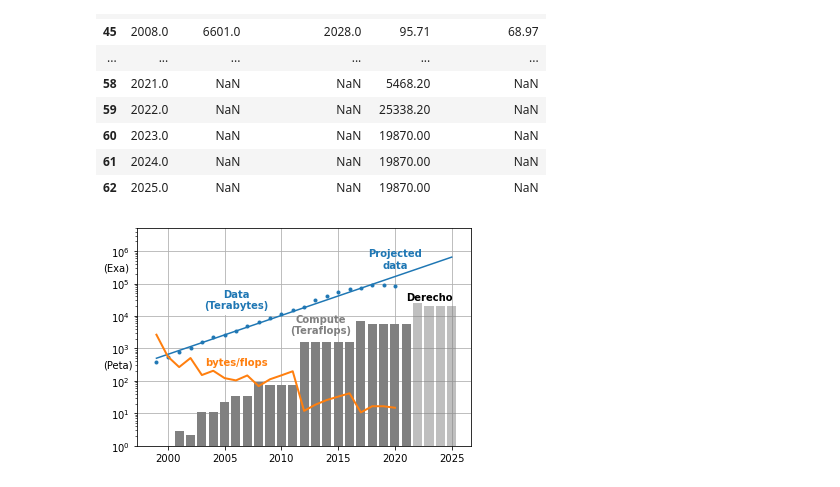
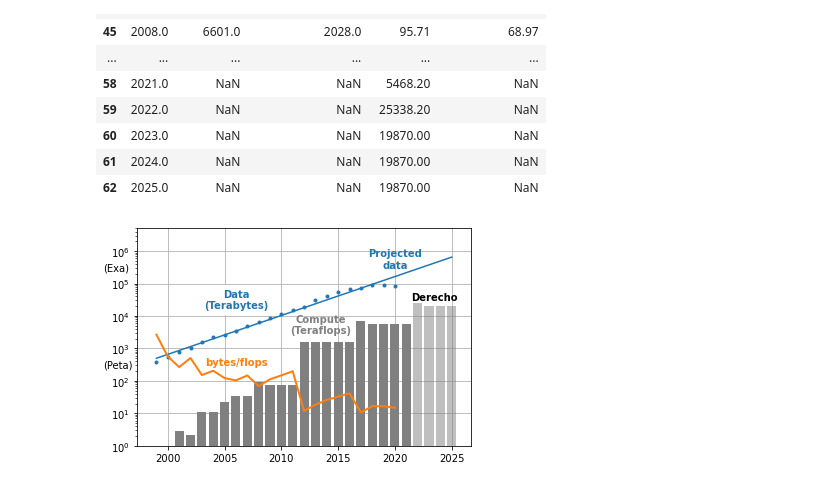
Before and after one commit to matt-long/ncar-flops-and-bytes, a Jupyter notebook: NCAR-flops-and-bytes.ipynb, the cells around one changed output. Drawn from its saved outputs; the diff is of its cells as text; code cells hidden in the pictures.

```diff
--- a/NCAR-flops-and-bytes.ipynb
+++ b/NCAR-flops-and-bytes.ipynb
@@ -59,32 +59,34 @@ ax.bar(df.loc[ndx].Year, df.loc[ndx].Teraflops, color='gray')
 
 ndx = df.Year >= 2021
 ax.bar(df.loc[ndx].Year, df.loc[ndx].Teraflops, color='gray', alpha=0.5)
 
 ax.text(2013.5, 2.9e3, 'Compute\n(Teraflops)',
         fontweight='bold',
         ha='center',
         c='gray',
        )
 
-ax.text(2023., 3e4, 'Derecho',
+ax.text(2023.5, 3e4, 'Derecho',
         fontweight='bold',
         ha='center',
         c='k',
        )
 
 p = ax.plot(df.Year, df.bytes_flop_ratio, '-', lw=2.)
 
 ax.text(2006, 3e2, 'bytes/flops',
         fontweight='bold',
         ha='center',
         c=p[0].get_color())
 
 ax.set_yscale('log')
 
 ax.set_ylim((1e0, 0.5e7))
 
 xlm = ax.get_xlim()
 ax.text(xlm[0]-np.diff(xlm)*0.1, 1e3/4, '(Peta)')
 ax.text(xlm[0]-np.diff(xlm)*0.1, 1e6/4, '(Exa)');
+
+plt.savefig('NCAR-flops-and-bytes.png', dpi=300, bbox_inches='tight')
 # %% [output]
-[figure, old version]
+[figure, new version]
```
Also changed, not shown: 1 other file.
